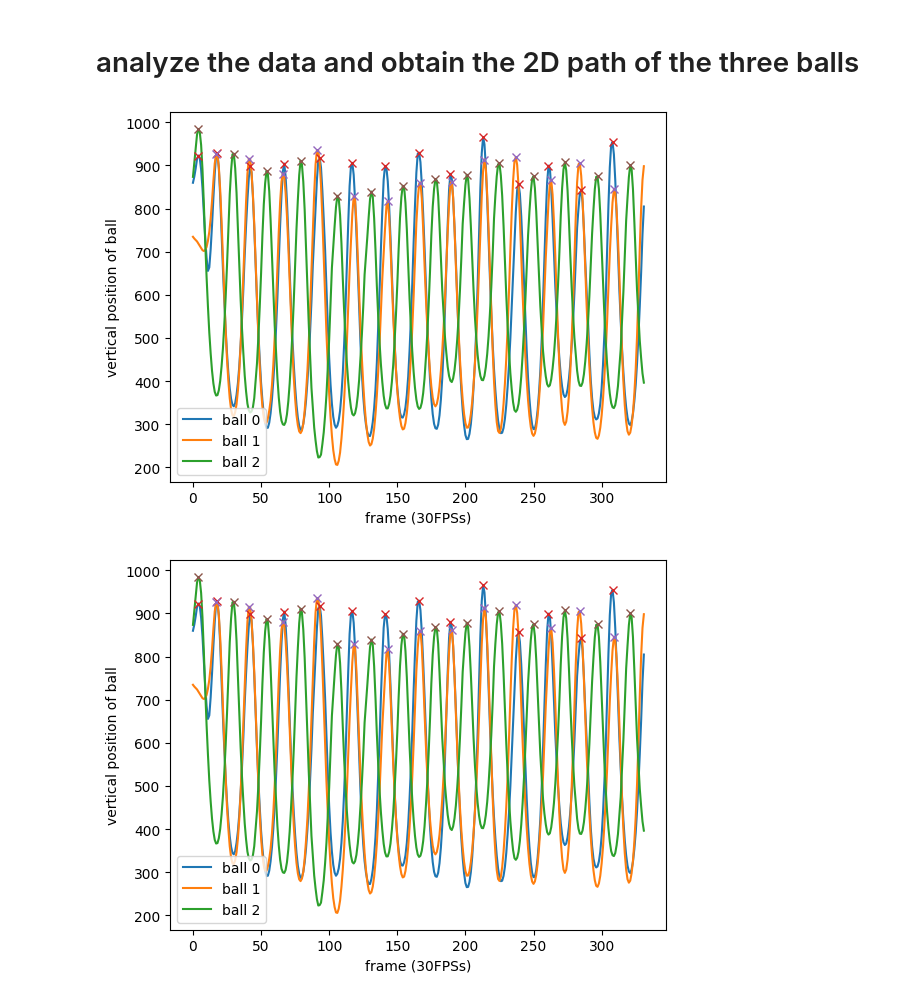
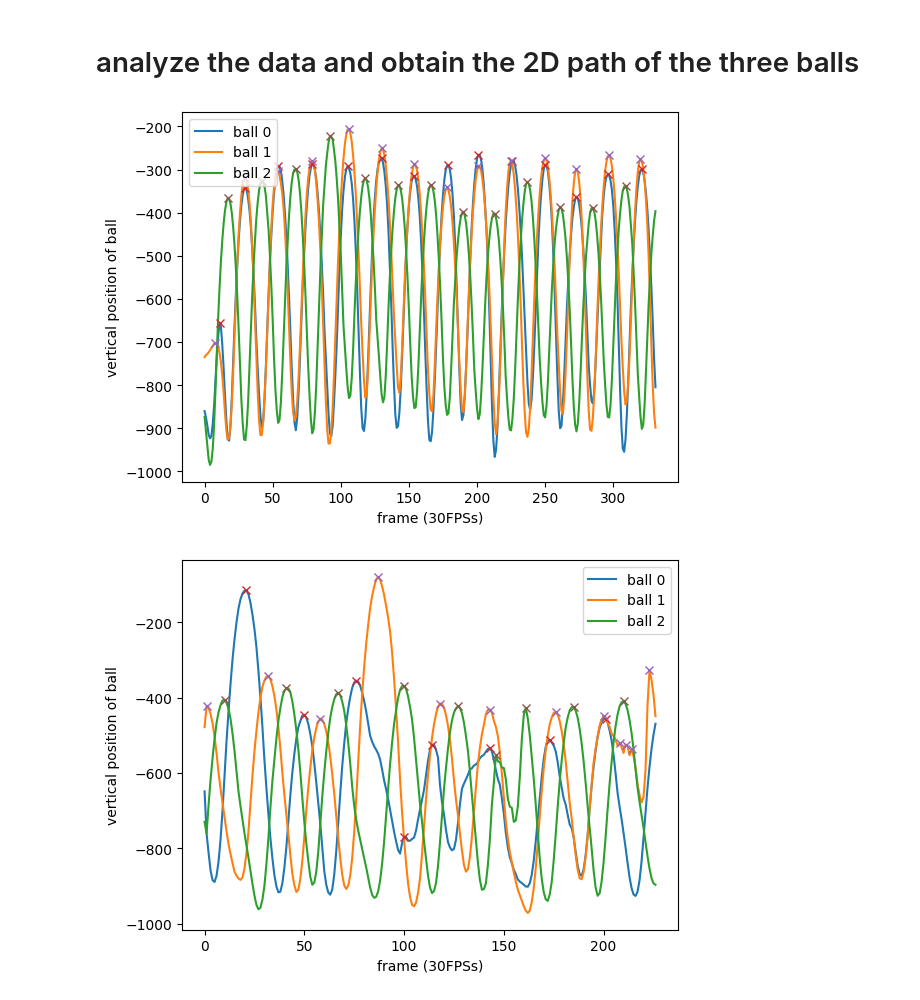
Before and after one commit to EvanSamaa/EyeIK, a Jupyter notebook: Juggling/process_juggling_input.ipynb, the cells around one changed output. Cells and saved outputs as stored; diff of their text form; code cells hidden in the pictures.

```diff
--- a/Juggling/process_juggling_input.ipynb
+++ b/Juggling/process_juggling_input.ipynb
@@ -6,12 +6,13 @@ import os
 from matplotlib import pyplot as plt
 import json
 # %%
-INPUT_FOLDER = "/Users/evanpan/Documents/GitHub/EyeIK/Juggling/juggling_TAP_output"
-OUTPUT_FOLDER = "/Users/evanpan/Documents/GitHub/EyeIK/Juggling/juggling_TAP_output"
+# INPUT_FOLDER = "/Users/evanpan/Documents/GitHub/EyeIK/Juggling/juggling_TAP_output"
+# OUTPUT_FOLDER = "/Users/evanpan/Documents/GitHub/EyeIK/Juggling/juggling_TAP_output"
+INPUT_FOLDER = "./juggling_TAP_output"
+OUTPUT_FOLDER = "./juggling_TAP_output"
 file_name = "alternating_column_output"
 
-# alternative_column_output is good
-#
+# print the root of current exec
 # %%
 file_path = os.path.join(INPUT_FOLDER, file_name + ".pkl")
 with open(file_path, 'rb') as f:
@@ -49,7 +50,7 @@ def obtain_ball_position_data(data, fps=30):
         traj_ball_mean = []
         for j in range(0, traj_ball_i.shape[1]):
             traj_ball_mean.append(np.mean(traj_ball_i[:, j, :], axis=0))
-        traj_ball_mean = np.array(traj_ball_mean)
+        traj_ball_mean = -np.array(traj_ball_mean)
         ball_positions.append(traj_ball_mean)
         plt.plot(traj_ball_mean[:, 1], label=f"ball {i}")
 
@@ -85,33 +86,52 @@ def get_look_at_point_peak(ball_positions, time):
 def get_look_at_point(ball_positions, time, approach="peak"):
     # look_at will specifu which ball is being looked at at each time point
     if approach == "peak":
         return get_look_at_point_peak(ball_positions, time)
     else:
         raise ValueError("approach not implemented")
 def export_all_points(output_path, time, ball_positions, look_at_indice):
     # the input points are in xy coordinates, needs to convert them to x, y, z world coordinates
     # ===============================
     # TODO: implement the conversion
+    # first let's get max/min x and max/min y
+    max_x = -np.inf
+    min_x = np.inf
+    max_y = -np.inf
+    min_y = np.inf
+
+    for i in range(0, 3):
+        ball_positions[i] /= 7
+        max_x = max(max_x, np.max(ball_positions[i][:, 0]))
+        min_x = min(min_x, np.min(ball_positions[i][:, 0]))
+        max_y = max(max_y, np.max(ball_positions[i][:, 1]))
+        min_y = min(min_y, np.min(ball_positions[i][:, 1]))
+
+    # find the centroid
+    min_max_center = [(max_x + min_x) / 2, (max_y + min_y) / 2]
+    min_max_center = np.array(min_max_center)
     # ===============================
     output_json = {}
     # make sure each list is a list
     output_json["time"] = time.tolist()
     for i in range(0, 3):
-        output_json[f"ball_{i}_positions"] = ball_positions[i].tolist()
+        output_json[f"ball_{i}_positions"] = (ball_positions[i] - min_max_center).tolist()
     output_json["look_at_indices"] = look_at_indice.tolist()
     with open(output_path, 'w') as f:
         json.dump(output_json, f)
 
 
 for file_name in ["alternating_column_output", "HD_juggle_over_output", "HD_juggle_tennis_fast_output"]:
+    file_path = os.path.join(INPUT_FOLDER, file_name + ".pkl")
+    with open(file_path, 'rb') as f:
+        data = pkl.load(f)
     time, ball_positions = obtain_ball_position_data(data)
     look_at_indices = get_look_at_point(ball_positions, time, approach="peak")
     output_path = os.path.join(OUTPUT_FOLDER, file_name + "positions.json")
     export_all_points(output_path, time, ball_positions, look_at_indices)
     plt.legend()
     plt.ylabel("vertical position of ball")
     plt.xlabel("frame (30FPSs)")
     plt.show()
 # %% [output]
-[figure, old version]
+[figure, new version]
-[figure, old version]
+[figure, new version]
```
Also changed, not shown: parts of 1 cell of this notebook, 4 other files.
